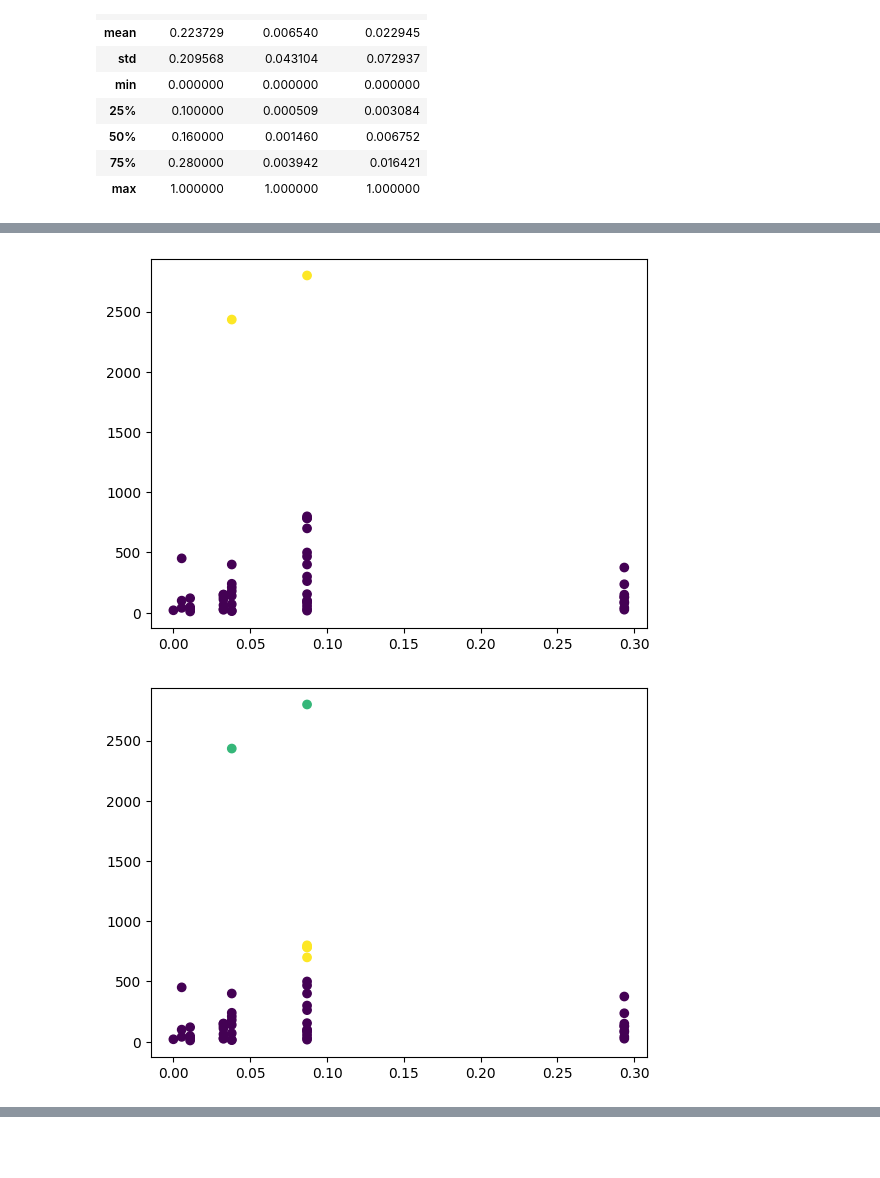
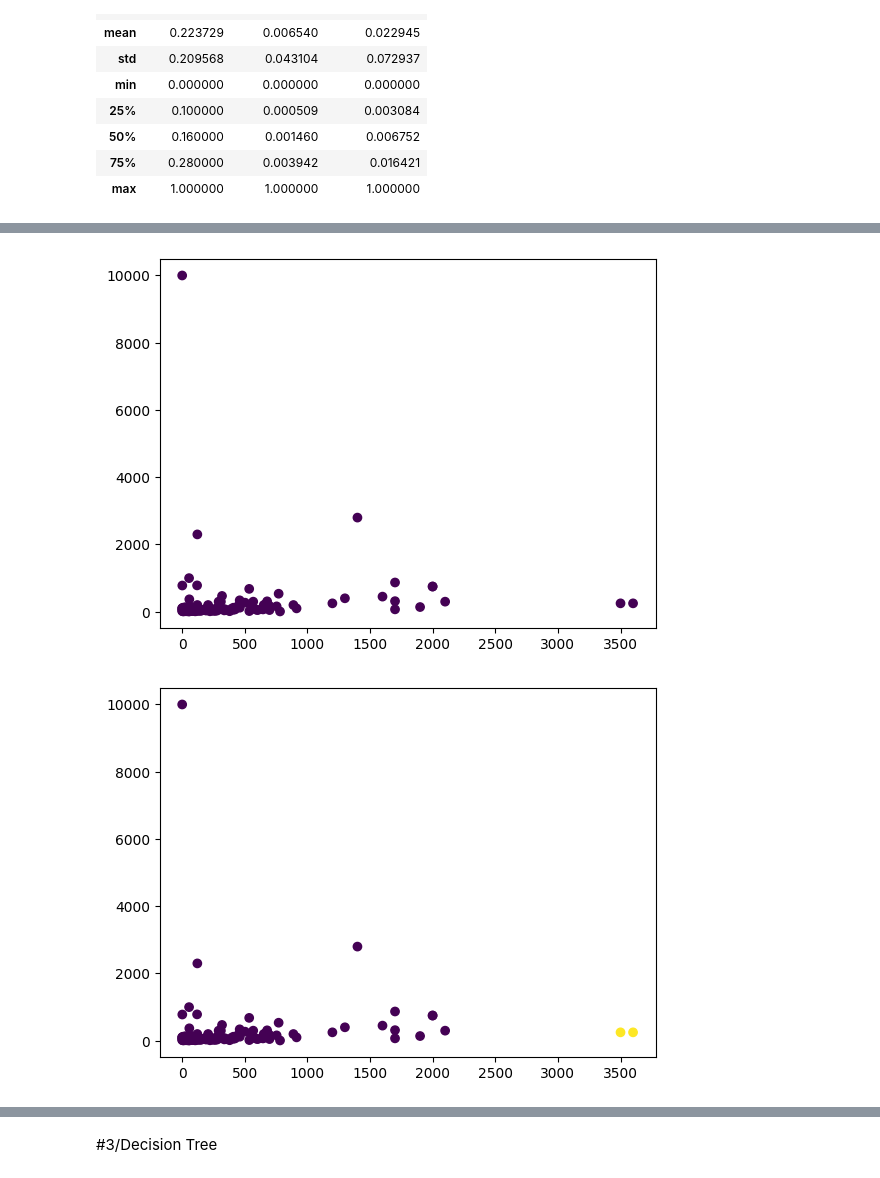
Before and after one commit to haduycattuong/DataMining-LayoffsDataset, a Jupyter notebook: Layoffs.ipynb, the cells around one changed output, grey strips where cells are left out. Saved outputs shown, nothing was run; the diff lists cells and outputs as text; code cells hidden in the pictures; blank space fills up the shorter version.

```diff
--- a/Layoffs.ipynb
+++ b/Layoffs.ipynb
@@ -257,5 +214,5 @@ df3.to_csv('/content/drive/MyDrive/Colab Notebooks/Layoffs/Layoffs_Cleaned_Final
 # %%
-df4 = pd.read_csv('/content/drive/MyDrive/Colab Notebooks/Layoffs/Layoffs_Cleaned_Final.csv', index_col = 0)
+df4 = pd.read_csv('/content/drive/MyDrive/Colab Notebooks/Layoffs/Layoffs_Cleaned.csv', index_col = 0)
 df4
 # %% [output]
 |  | Company | Industry | Percentage | Funds_Raised | Stage | Country | Laid_Off_Count | Year |
@@ -274,5 +231,6 @@ df4
 # %%
 data = df4.dropna()
+data = data.reset_index().drop('index', axis = 1)
 data
 # %% [output]
 |  | Company | Industry | Percentage | Funds_Raised | Stage | Country | Laid_Off_Count | Year |
@@ -394,16 +360,20 @@ See the caveats in the documentation: https://pandas.pydata.org/pandas-docs/stab
 # %%
 #tach thanh 2 tap tin train va test
-data_train = data_kmeans.iloc[:-50]
-data_test = data_kmeans.iloc[-50:]
-data_train.to_csv('/content/drive/MyDrive/Colab Notebooks/Layoffs/Layoffs_Kmeans_Train',index=False)
-data_test.to_csv('/content/drive/MyDrive/Colab Notebooks/Layoffs/Layoffs_Kmeans_Test',index=False)
+from sklearn.model_selection import train_test_split
+data_train, data_test = train_test_split(data_kmeans, test_size = 0.1, random_state = 42)
+#data_train = data_kmeans.iloc[:-50]
+#data_test = data_kmeans.iloc[-50:]
+data_train.to_csv('/content/drive/MyDrive/Colab Notebooks/Layoffs/Layoffs_Kmeans_Train.csv',index=False)
+data_test.to_csv('/content/drive/MyDrive/Colab Notebooks/Layoffs/Layoffs_Kmeans_Test.csv',index=False)
 # %%
 from sklearn.cluster import KMeans
-#loai bo cot pep tu ca 2 tap du lieu
-X_train = data_train.drop('Company', axis = 1)
-#thuc hien gom cum Kmean cho tap train voi k=2 k=3 k=4
+#loai bo company va industry
+X_train = data_train.drop(labels = ['Company', 'Industry'], axis = 1)
+#thuc hien gom cum Kmean cho tap train voi k=2 k=3 k=4, k=5, k=6
 kmeans2 = KMeans(n_clusters=2,random_state=0).fit(X_train)
 kmeans3 = KMeans(n_clusters=3,random_state=0).fit(X_train)
 kmeans4 = KMeans(n_clusters=4,random_state=0).fit(X_train)
+kmeans5 = KMeans(n_clusters=5,random_state=0).fit(X_train)
+kmeans6 = KMeans(n_clusters=6,random_state=0).fit(X_train)
 # %%
 #fit model Kmeans voi du lieu da duoc chuan hoa:
@@ -428,16 +428,21 @@ plt.show()
 # %%
-X_test = data_test.drop('Company', axis = 1)
+X_test = data_test.drop(labels = ['Company', 'Industry'], axis = 1)
 y_pred_2 = kmeans2.predict(X_test)
 y_pred_3 = kmeans3.predict(X_test)
 y_pred_4 = kmeans4.predict(X_test)
-
+y_pred_5 = kmeans5.predict(X_test)
+y_pred_6 = kmeans6.predict(X_test)
 import matplotlib.pyplot as plt
-plt.xlabel('Industry')
+plt.xlabel('Funds_Raised')
 plt.ylabel('Laid_Off_Count')
-plt.scatter(X_test['Industry'],X_test['Laid_Off_Count'],c=y_pred_2)
+plt.scatter(X_test['Funds_Raised'],X_test['Laid_Off_Count'],c=y_pred_2)
 plt.show()
-plt.scatter(X_test['Industry'],X_test['Laid_Off_Count'],c=y_pred_3)
+plt.scatter(X_test['Funds_Raised'],X_test['Laid_Off_Count'],c=y_pred_3)
 plt.show()
-plt.scatter(X_test['Industry'],X_test['Laid_Off_Count'],c=y_pred_4)
+plt.scatter(X_test['Funds_Raised'],X_test['Laid_Off_Count'],c=y_pred_4)
 plt.show()
+plt.scatter(X_test['Funds_Raised'],X_test['Laid_Off_Count'],c=y_pred_5)
+plt.show()
+plt.scatter(X_test['Funds_Raised'],X_test['Laid_Off_Count'],c=y_pred_6)
+plt.show()
 # %% [output]
@@ -445,2 +450,2 @@ plt.show()
-[figure, old version]
+[figure, new version]
-[figure, old version]
+[figure, new version]
@@ -446,0 +454,2 @@ plt.show()
+# %% [markdown]
+#3/Decision Tree
```
Also changed, not shown: parts of 28 cells of this notebook.
